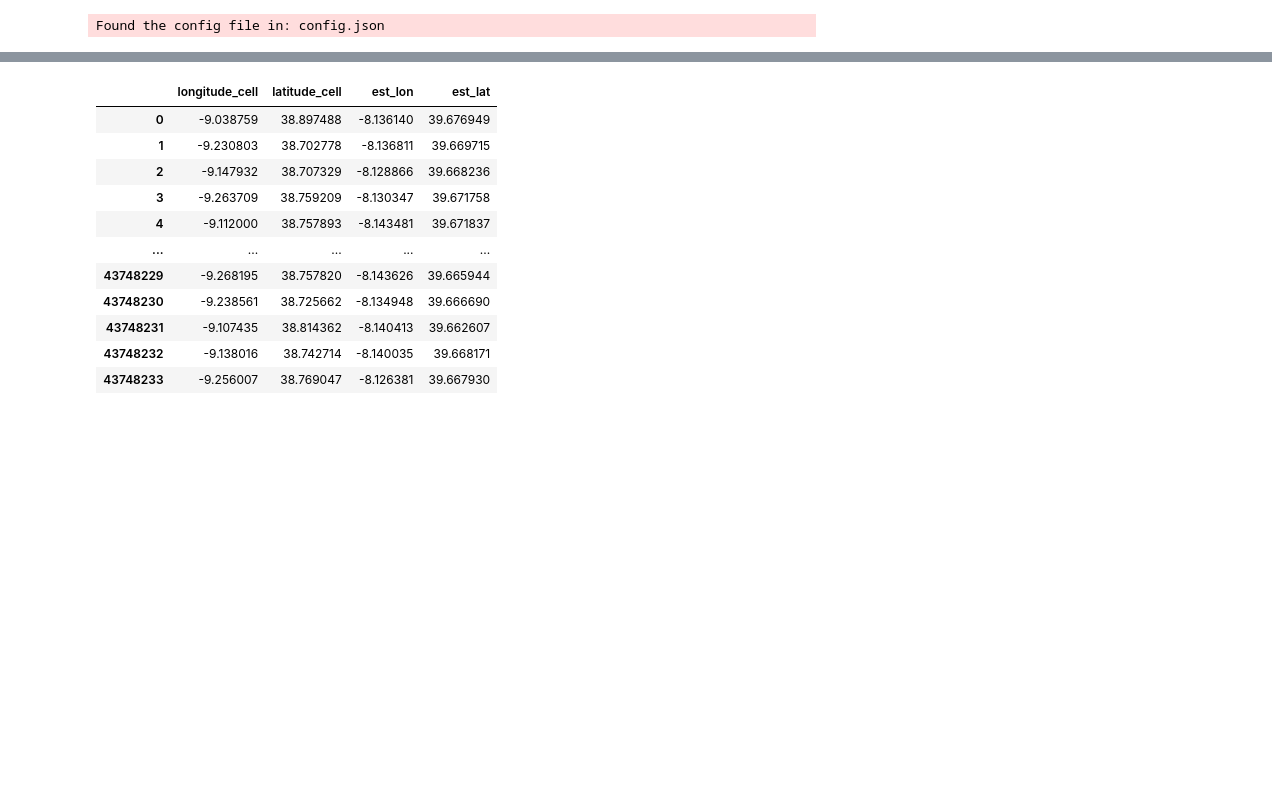
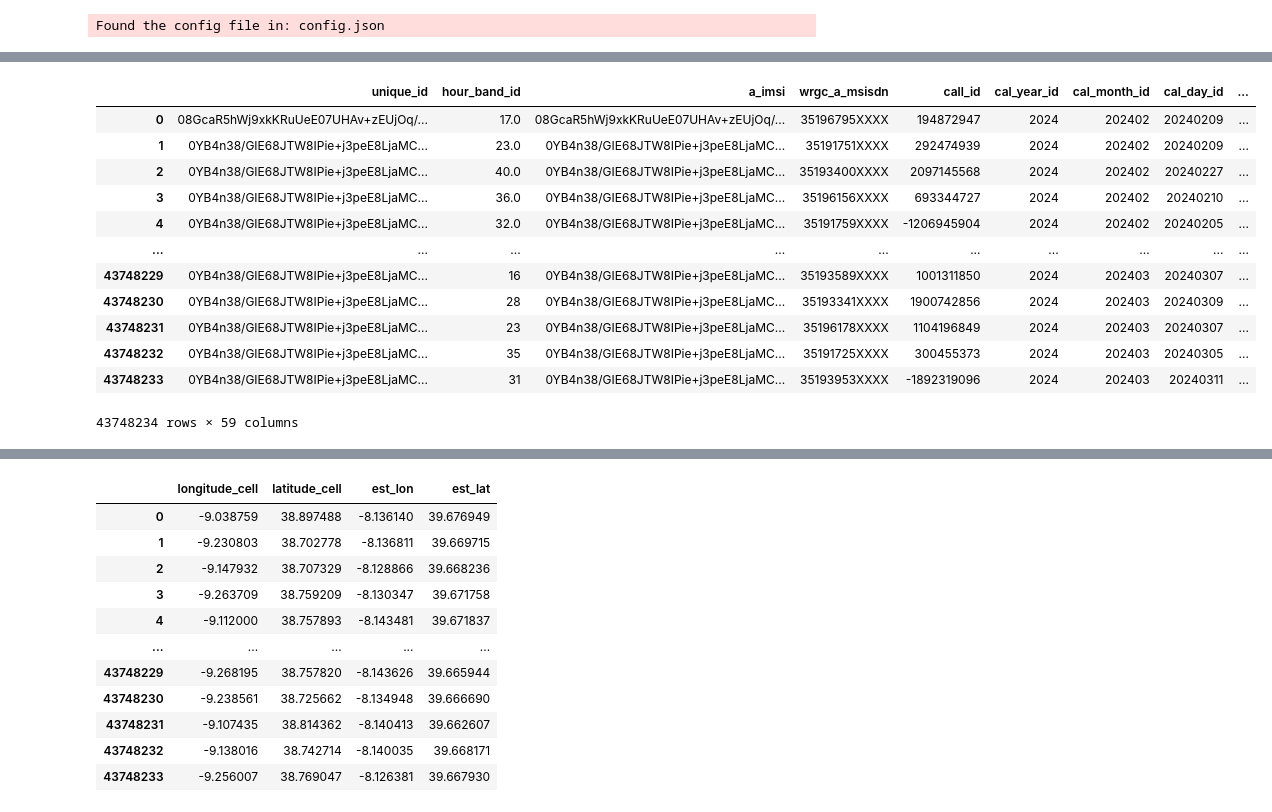
Before and after one commit to kfilonchik/mobility4py, a Jupyter notebook: cdr_location_spreading.ipynb, the cells around one changed output, grey strips where cells are left out. Drawn from its saved outputs; the diff is of its cells as text; code cells hidden in the pictures; blank space fills up the shorter version.

```diff
--- a/cdr_location_spreading.ipynb
+++ b/cdr_location_spreading.ipynb
@@ -27,0 +129,18 @@ network = pd.read_csv(network_asset.path)
+# %%
+joined_df = pd.merge(df, network[['latitude_cell', 'longitude_cell', 'cgi_key', 'cell_id','r', 'azi_min1', 'azi_max1', 'concelho']], left_on='a_bts_cgi', right_on='cgi_key', how='inner')
+# %%
+joined_df
+# %% [output]
+|  | unique_id | hour_band_id | a_imsi | wrgc_a_msisdn | call_id | cal_year_id | cal_month_id | cal_day_id | ... |
+| 0 | 08GcaR5hWj9xkKRuUeE07UHAv+zEUjOq/... | 17.0 | 08GcaR5hWj9xkKRuUeE07UHAv+zEUjOq/... | 35196795XXXX | 194872947 | 2024 | 202402 | 20240209 | ... |
+| 1 | 0YB4n38/GIE68JTW8IPie+j3peE8LjaMC... | 23.0 | 0YB4n38/GIE68JTW8IPie+j3peE8LjaMC... | 35191751XXXX | 292474939 | 2024 | 202402 | 20240209 | ... |
+| 2 | 0YB4n38/GIE68JTW8IPie+j3peE8LjaMC... | 40.0 | 0YB4n38/GIE68JTW8IPie+j3peE8LjaMC... | 35193400XXXX | 2097145568 | 2024 | 202402 | 20240227 | ... |
+| 3 | 0YB4n38/GIE68JTW8IPie+j3peE8LjaMC... | 36.0 | 0YB4n38/GIE68JTW8IPie+j3peE8LjaMC... | 35196156XXXX | 693344727 | 2024 | 202402 | 20240210 | ... |
+| 4 | 0YB4n38/GIE68JTW8IPie+j3peE8LjaMC... | 32.0 | 0YB4n38/GIE68JTW8IPie+j3peE8LjaMC... | 35191759XXXX | -1206945904 | 2024 | 202402 | 20240205 | ... |
+| ... | ... | ... | ... | ... | ... | ... | ... | ... | ... |
+| 43748229 | 0YB4n38/GIE68JTW8IPie+j3peE8LjaMC... | 16 | 0YB4n38/GIE68JTW8IPie+j3peE8LjaMC... | 35193589XXXX | 1001311850 | 2024 | 202403 | 20240307 | ... |
+| 43748230 | 0YB4n38/GIE68JTW8IPie+j3peE8LjaMC... | 28 | 0YB4n38/GIE68JTW8IPie+j3peE8LjaMC... | 35193341XXXX | 1900742856 | 2024 | 202403 | 20240309 | ... |
+| 43748231 | 0YB4n38/GIE68JTW8IPie+j3peE8LjaMC... | 23 | 0YB4n38/GIE68JTW8IPie+j3peE8LjaMC... | 35196178XXXX | 1104196849 | 2024 | 202403 | 20240307 | ... |
+| 43748232 | 0YB4n38/GIE68JTW8IPie+j3peE8LjaMC... | 35 | 0YB4n38/GIE68JTW8IPie+j3peE8LjaMC... | 35191725XXXX | 300455373 | 2024 | 202403 | 20240305 | ... |
+| 43748233 | 0YB4n38/GIE68JTW8IPie+j3peE8LjaMC... | 31 | 0YB4n38/GIE68JTW8IPie+j3peE8LjaMC... | 35193953XXXX | -1892319096 | 2024 | 202403 | 20240311 | ... |
+43748234 rows × 59 columns
```
Also changed, not shown: parts of 8 cells of this notebook, 8 other files.
